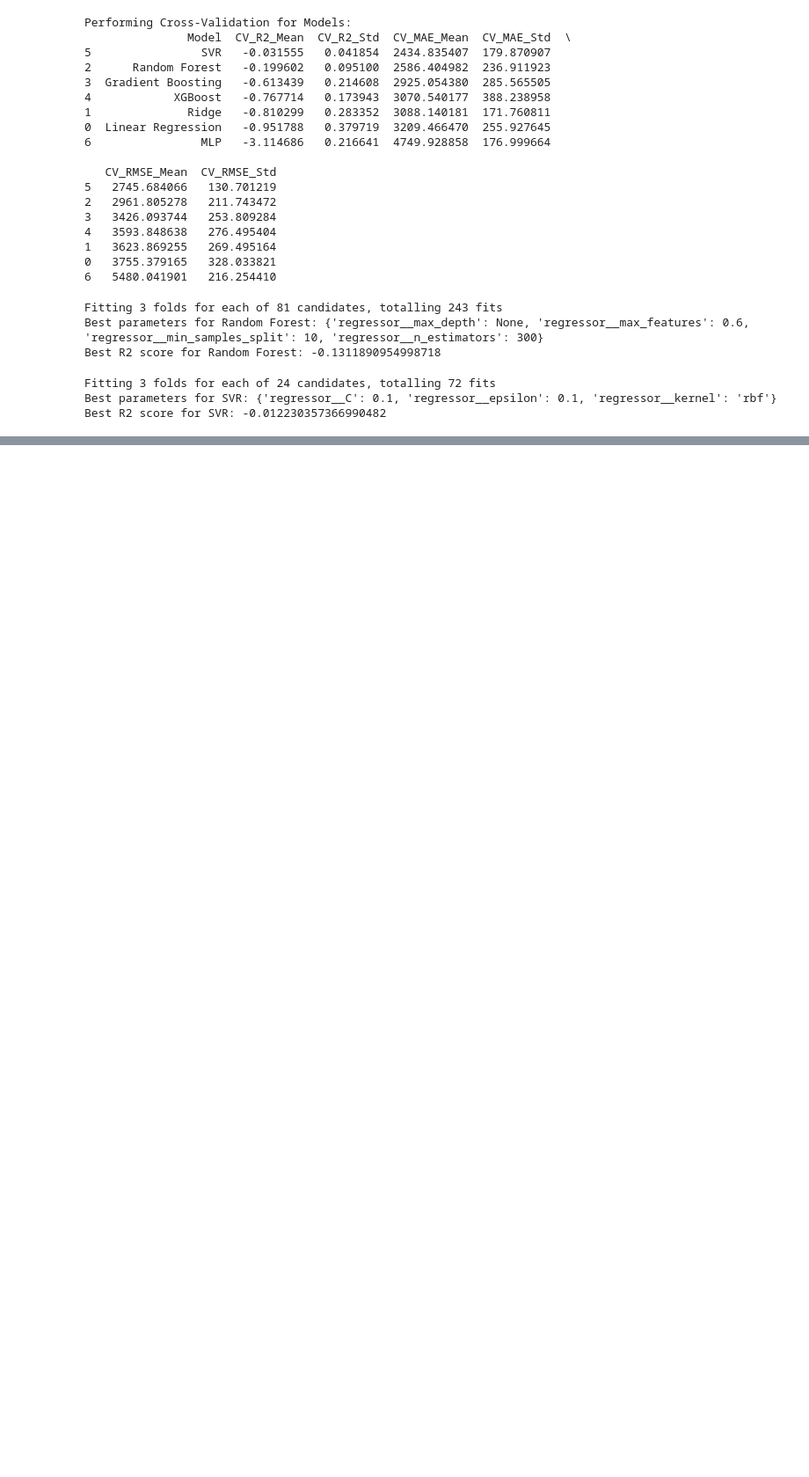
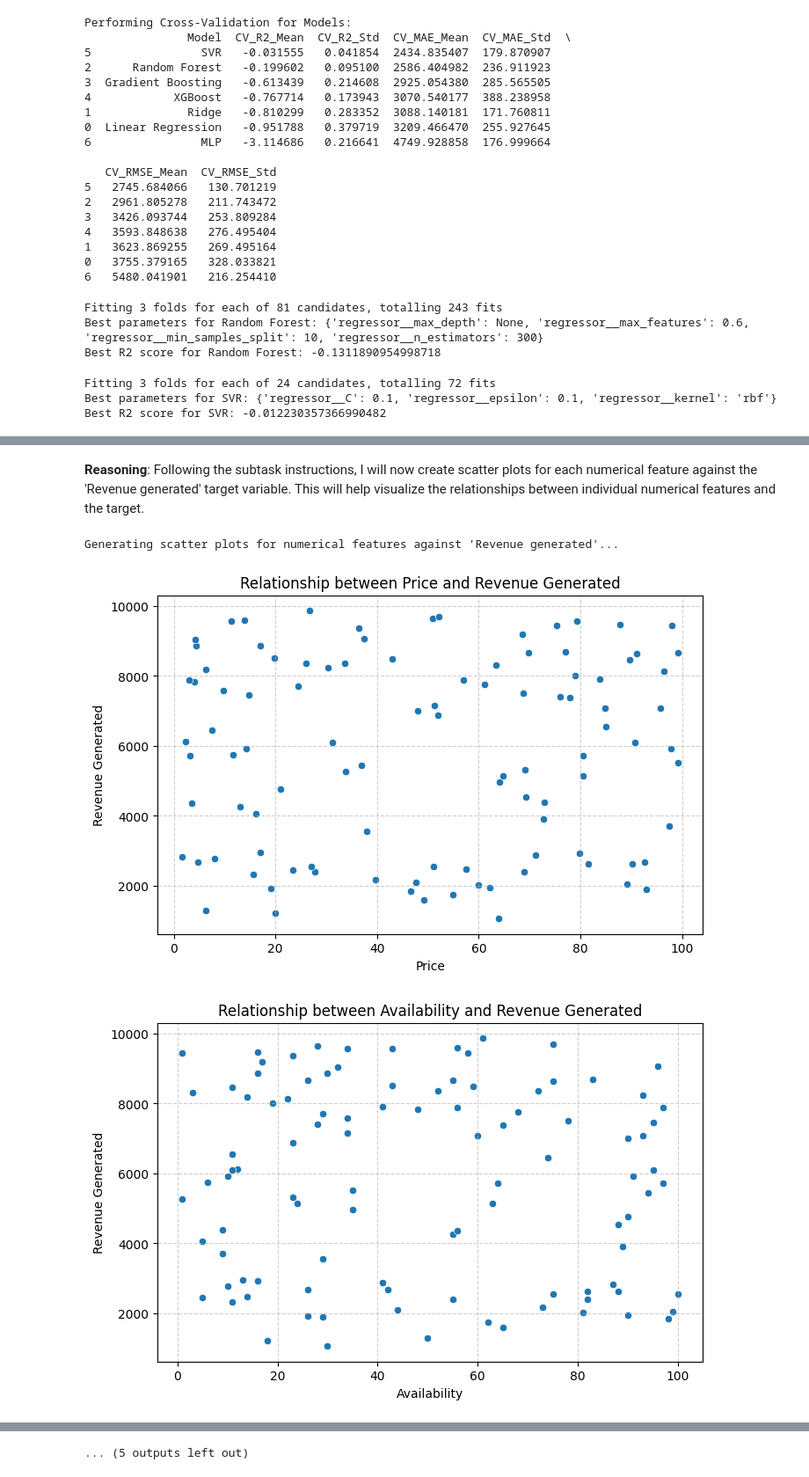
Before and after one commit to MuhammadTalha121/supply_chain_analytics, a Jupyter notebook: supply_chain_analytics/notebooks/supply_chain_analytics.ipynb, the cells around one changed output, grey strips where cells are left out. Shown at 88% size. Cells and saved outputs as stored; diff of their text form; code cells hidden in the pictures; blank space fills up the shorter version.

```diff
--- a/supply_chain_analytics/notebooks/supply_chain_analytics.ipynb
+++ b/supply_chain_analytics/notebooks/supply_chain_analytics.ipynb
@@ -640,0 +626,17 @@ Best R2 score for SVR: -0.012230357366990482
+# %% [markdown]
+**Reasoning**:
+Following the subtask instructions, I will now create scatter plots for each numerical feature against the 'Revenue generated' target variable. This will help visualize the relationships between individual numerical features and the target.
+# %%
+print("Generating scatter plots for numerical features against 'Revenue generated'...")
+for col in numerical_cols:
+    plt.figure(figsize=(8, 5))
+    sns.scatterplot(x=X[col], y=y)
+    plt.title(f'Relationship between {col} and Revenue Generated')
+    plt.xlabel(col)
+    plt.ylabel('Revenue Generated')
+    plt.grid(True, linestyle='--', alpha=0.6)
+    plt.show()
+# %% [output]
+Generating scatter plots for numerical features against 'Revenue generated'...
+[figure, added]
+[figure, added]
@@ -640,0 +652 @@ Best R2 score for SVR: -0.012230357366990482
+... (5 outputs left out)
```
Also changed, not shown: parts of 20 cells of this notebook.
